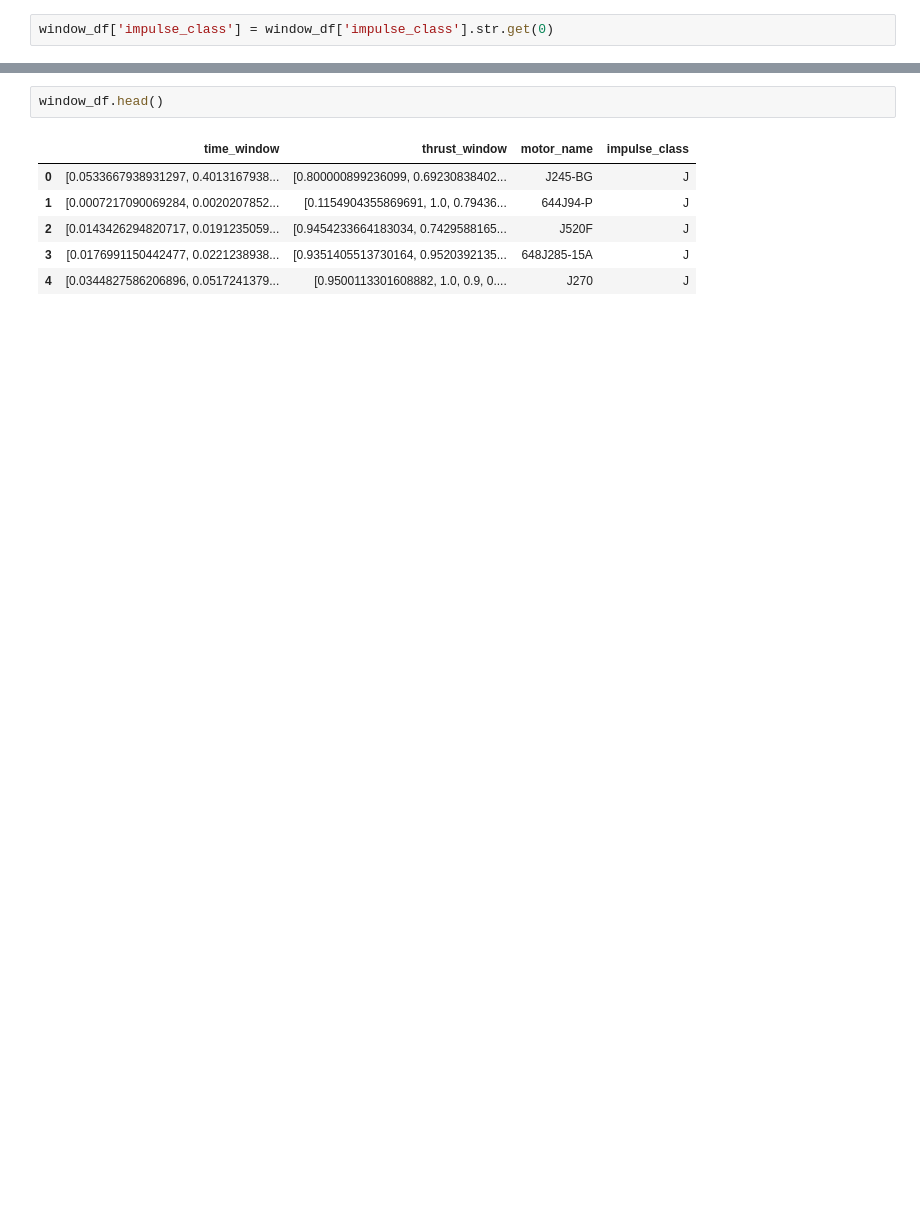
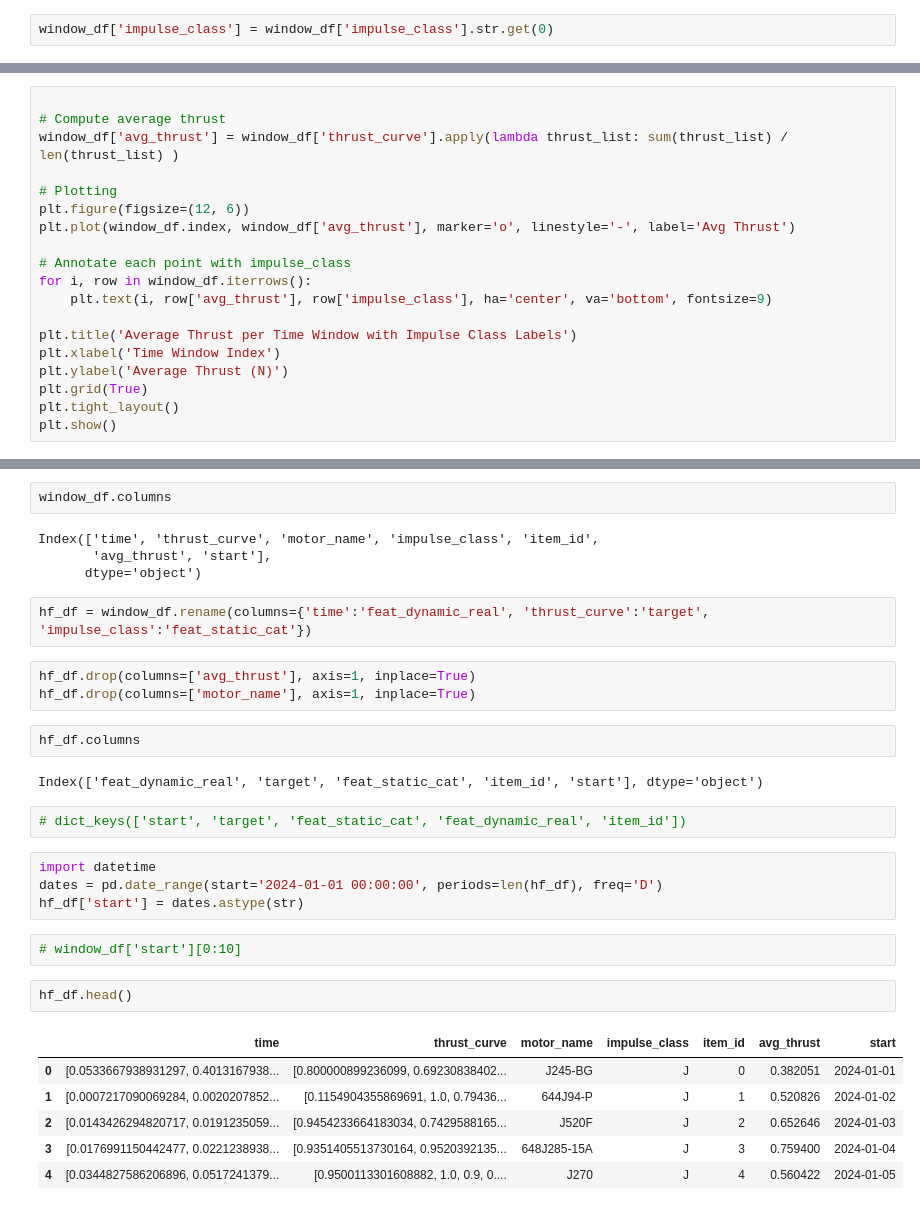
Before and after one commit to shadadu/RocketPill, a Jupyter notebook: ipynb-notebooks/analytics_of_thrust_curve_data.ipynb, the cells around one changed output, grey strips where cells are left out. Drawn from its saved outputs; the diff is of its cells as text; blank space fills up the shorter version.

```diff
--- a/ipynb-notebooks/analytics_of_thrust_curve_data.ipynb
+++ b/ipynb-notebooks/analytics_of_thrust_curve_data.ipynb
@@ -270,0 +269,19 @@ window_df['impulse_class'] = window_df['impulse_class'].str.get(0)
+# %%
+
+# Compute average thrust
+window_df['avg_thrust'] = window_df['thrust_curve'].apply(lambda thrust_list: sum(thrust_list) / len(thrust_list) )
+
+# Plotting
+plt.figure(figsize=(12, 6))
+plt.plot(window_df.index, window_df['avg_thrust'], marker='o', linestyle='-', label='Avg Thrust')
+
+# Annotate each point with impulse_class
+for i, row in window_df.iterrows():
+    plt.text(i, row['avg_thrust'], row['impulse_class'], ha='center', va='bottom', fontsize=9)
+
+plt.title('Average Thrust per Time Window with Impulse Class Labels')
+plt.xlabel('Time Window Index')
+plt.ylabel('Average Thrust (N)')
+plt.grid(True)
+plt.tight_layout()
+plt.show()
@@ -271,9 +317,32 @@ window_df['impulse_class'] = window_df['impulse_class'].str.get(0)
+# %%
+window_df.columns
+# %% [output]
+Index(['time', 'thrust_curve', 'motor_name', 'impulse_class', 'item_id',
+       'avg_thrust', 'start'],
+      dtype='object')
+# %%
+hf_df = window_df.rename(columns={'time':'feat_dynamic_real', 'thrust_curve':'target', 'impulse_class':'feat_static_cat'})
+# %%
+hf_df.drop(columns=['avg_thrust'], axis=1, inplace=True)
+hf_df.drop(columns=['motor_name'], axis=1, inplace=True)
+# %%
+hf_df.columns
+# %% [output]
+Index(['feat_dynamic_real', 'target', 'feat_static_cat', 'item_id', 'start'], dtype='object')
+# %%
+# dict_keys(['start', 'target', 'feat_static_cat', 'feat_dynamic_real', 'item_id'])
+# %%
+import datetime
+dates = pd.date_range(start='2024-01-01 00:00:00', periods=len(hf_df), freq='D')
+hf_df['start'] = dates.astype(str)
+# %%
+# window_df['start'][0:10]
 # %%
-window_df.head()
+hf_df.head()
 # %% [output]
-|  | time_window | thrust_window | motor_name | impulse_class |
-| 0 | [0.0533667938931297, 0.4013167938... | [0.800000899236099, 0.69230838402... | J245-BG | J |
-| 1 | [0.0007217090069284, 0.0020207852... | [0.1154904355869691, 1.0, 0.79436... | 644J94-P | J |
-| 2 | [0.0143426294820717, 0.0191235059... | [0.9454233664183034, 0.7429588165... | J520F | J |
-| 3 | [0.0176991150442477, 0.0221238938... | [0.9351405513730164, 0.9520392135... | 648J285-15A | J |
-| 4 | [0.0344827586206896, 0.0517241379... | [0.9500113301608882, 1.0, 0.9, 0.... | J270 | J |
+|  | time | thrust_curve | motor_name | impulse_class | item_id | avg_thrust | start |
+| 0 | [0.0533667938931297, 0.4013167938... | [0.800000899236099, 0.69230838402... | J245-BG | J | 0 | 0.382051 | 2024-01-01 |
+| 1 | [0.0007217090069284, 0.0020207852... | [0.1154904355869691, 1.0, 0.79436... | 644J94-P | J | 1 | 0.520826 | 2024-01-02 |
+| 2 | [0.0143426294820717, 0.0191235059... | [0.9454233664183034, 0.7429588165... | J520F | J | 2 | 0.652646 | 2024-01-03 |
+| 3 | [0.0176991150442477, 0.0221238938... | [0.9351405513730164, 0.9520392135... | 648J285-15A | J | 3 | 0.759400 | 2024-01-04 |
+| 4 | [0.0344827586206896, 0.0517241379... | [0.9500113301608882, 1.0, 0.9, 0.... | J270 | J | 4 | 0.560422 | 2024-01-05 |
```
Also changed, not shown: parts of 43 cells of this notebook.
